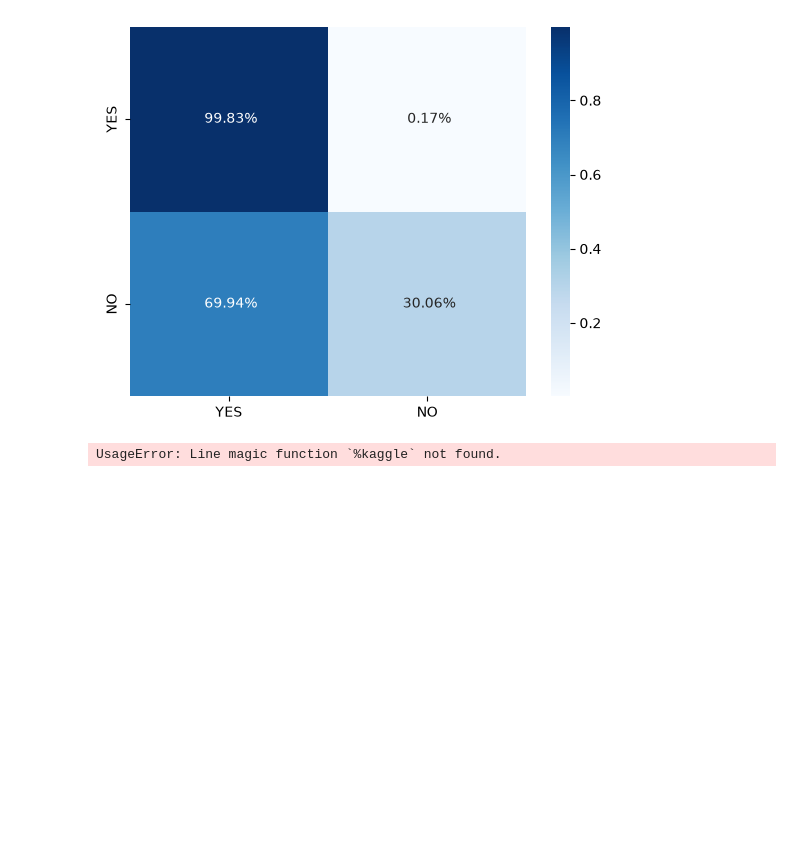
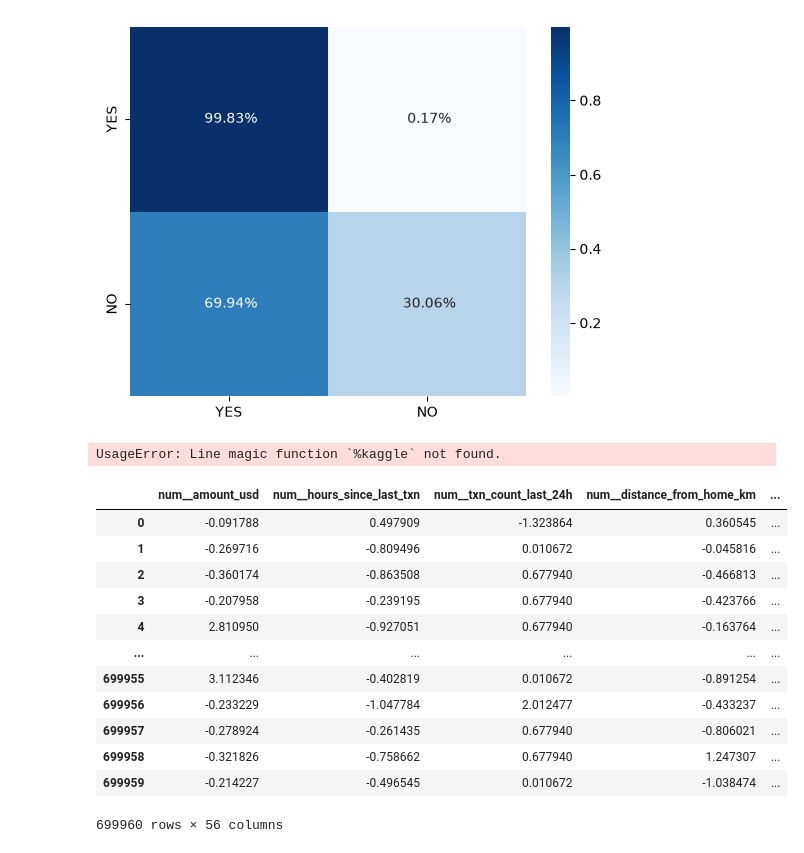
Before and after one commit to SavioCartaxo/IA_ScikitLearn_Keras_TensorFlow, a Jupyter notebook: 2026_11_kaggle/solved_05.ipynb, the cells around one changed output. Saved outputs shown, nothing was run; the diff lists cells and outputs as text; code cells hidden in the pictures; blank space fills up the shorter version.

```diff
--- a/2026_11_kaggle/solved_05.ipynb
+++ b/2026_11_kaggle/solved_05.ipynb
@@ -227,2 +227,18 @@ kaggle competitions submit -c playground-series-s6e11 -f solved_05.csv  -m "feat
 # %% [output]
 UsageError: Line magic function `%kaggle` not found.
+# %%
+df_train
+# %% [output]
+|  | num__amount_usd | num__hours_since_last_txn | num__txn_count_last_24h | num__distance_from_home_km | ... |
+| 0 | -0.091788 | 0.497909 | -1.323864 | 0.360545 | ... |
+| 1 | -0.269716 | -0.809496 | 0.010672 | -0.045816 | ... |
+| 2 | -0.360174 | -0.863508 | 0.677940 | -0.466813 | ... |
+| 3 | -0.207958 | -0.239195 | 0.677940 | -0.423766 | ... |
+| 4 | 2.810950 | -0.927051 | 0.677940 | -0.163764 | ... |
+| ... | ... | ... | ... | ... | ... |
+| 699955 | 3.112346 | -0.402819 | 0.010672 | -0.891254 | ... |
+| 699956 | -0.233229 | -1.047784 | 2.012477 | -0.433237 | ... |
+| 699957 | -0.278924 | -0.261435 | 0.677940 | -0.806021 | ... |
+| 699958 | -0.321826 | -0.758662 | 0.677940 | 1.247307 | ... |
+| 699959 | -0.214227 | -0.496545 | 0.010672 | -1.038474 | ... |
+699960 rows × 56 columns
```
Also changed, not shown: parts of 1 cell of this notebook, 1 other file.
